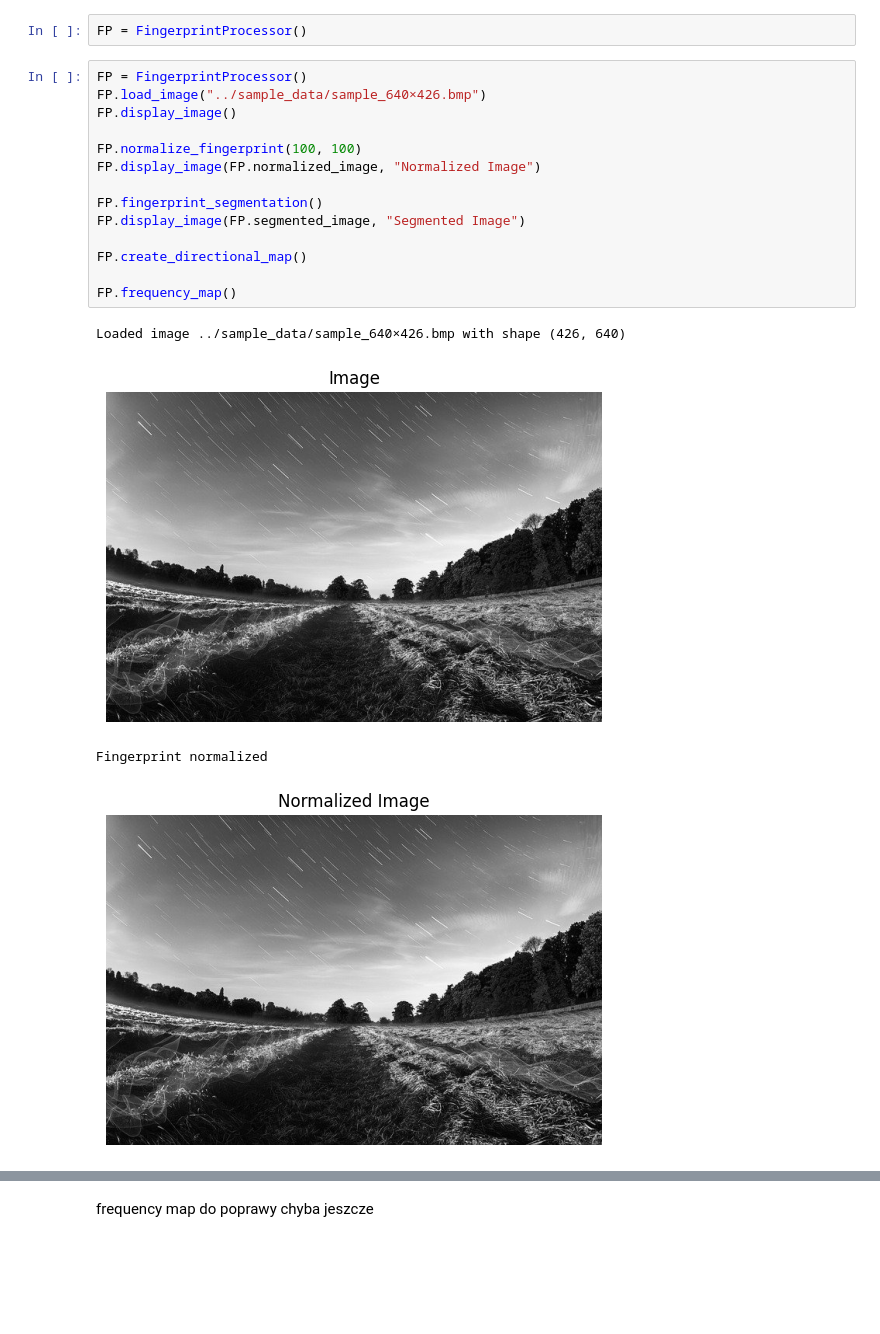
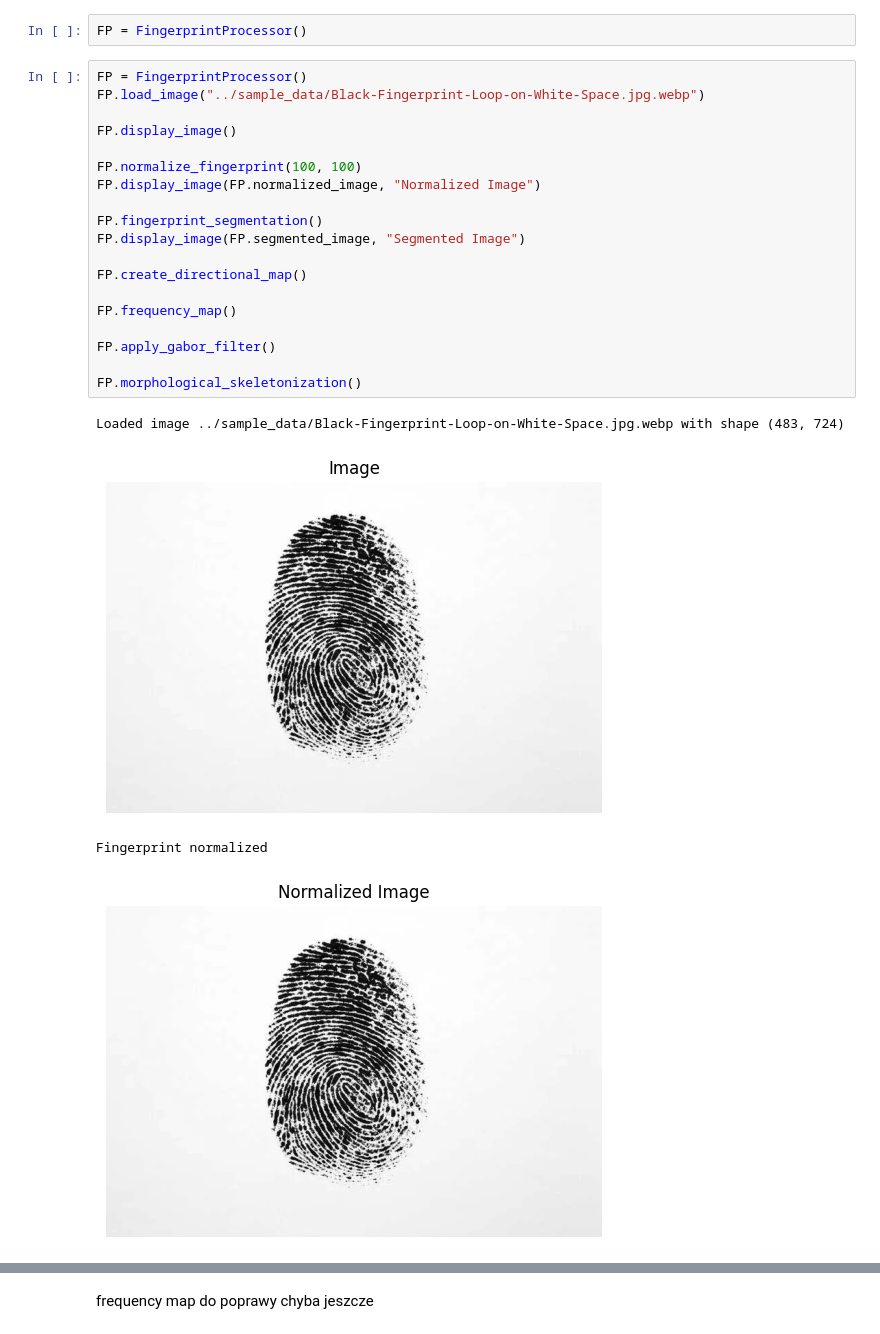
Before and after one commit to xxkaro/biometria-projekt3, a Jupyter notebook: code/demo.ipynb, the cells around one changed output, grey strips where cells are left out. Drawn from its saved outputs; the diff is of its cells as text; blank space fills up the shorter version.

```diff
--- a/code/demo.ipynb
+++ b/code/demo.ipynb
@@ -4,21 +4,26 @@ from fingerprint_processor import FingerprintProcessor
 FP = FingerprintProcessor()
 # %%
 FP = FingerprintProcessor()
-FP.load_image("../sample_data/sample_640×426.bmp")
+FP.load_image("../sample_data/Black-Fingerprint-Loop-on-White-Space.jpg.webp")
+
 FP.display_image()
 
 FP.normalize_fingerprint(100, 100)
 FP.display_image(FP.normalized_image, "Normalized Image")
 
 FP.fingerprint_segmentation()
 FP.display_image(FP.segmented_image, "Segmented Image")
 
 FP.create_directional_map()
 
 FP.frequency_map()
+
+FP.apply_gabor_filter()
+
+FP.morphological_skeletonization()
 # %% [output]
-Loaded image ../sample_data/sample_640×426.bmp with shape (426, 640)
+Loaded image ../sample_data/Black-Fingerprint-Loop-on-White-Space.jpg.webp with shape (483, 724)
-[figure, old version]
+[figure, new version]
 Fingerprint normalized
-[figure, old version]
+[figure, new version]
 Fingerprint segmented
```
Also changed, not shown: parts of 1 cell of this notebook, 8 other files.
